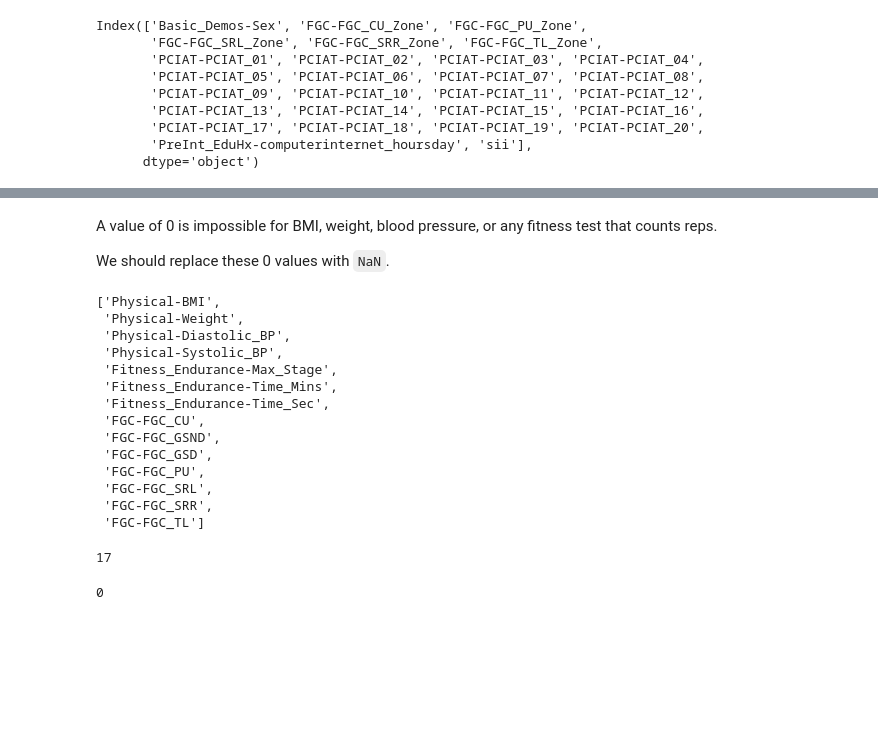
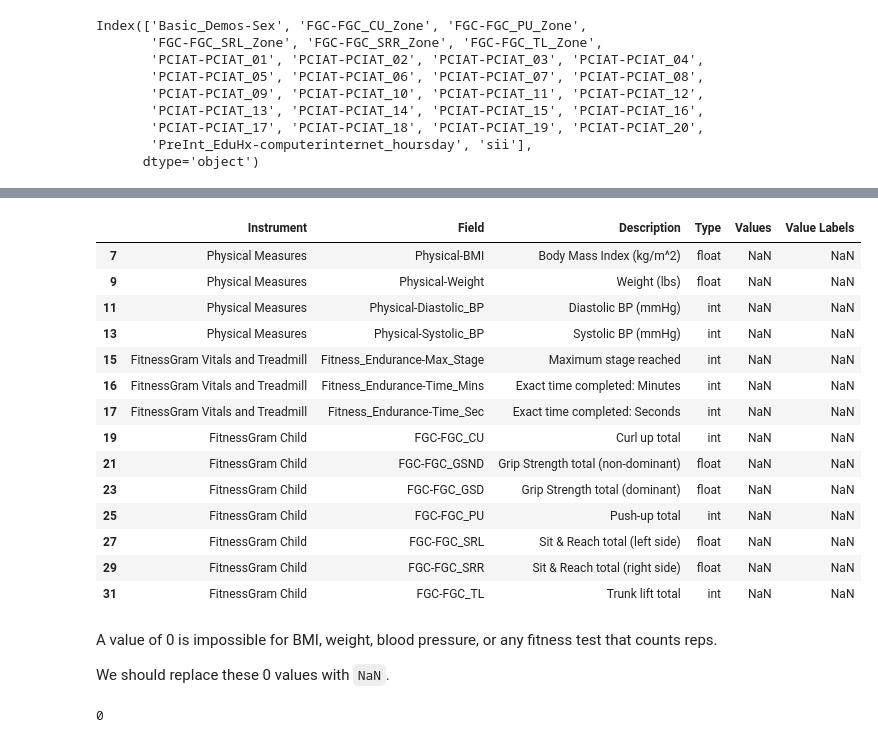
Before and after one commit to k3liang/Problematic-Internet-Use-Predictor, a Jupyter notebook: DataPP.ipynb, the cells around one changed output, grey strips where cells are left out. Saved outputs shown, nothing was run; the diff lists cells and outputs as text; code cells hidden in the pictures; blank space fills up the shorter version.

```diff
--- a/DataPP.ipynb
+++ b/DataPP.ipynb
@@ -222,3 +189,4 @@ These columns have a minimum of 0. Is this possible?
 # %%
-df_desc[df_desc['Field'].isin(df.describe().loc['min'][df.describe().loc['min'] == 0].index)]
+replaceZeros = numericals.intersection(df.describe().loc['min'][df.describe().loc['min'] == 0].index).drop('PCIAT-PCIAT_Total')
+replaceZeros
 # %% [output]
@@ -242,3 +199,21 @@ df_desc[df_desc['Field'].isin(df.describe().loc['min'][df.describe().loc['min']
+# %%
+df_desc[df_desc['Field'].isin(replaceZeros)]
+# %% [output]
+|  | Instrument | Field | Description | Type | Values | Value Labels |
+| 7 | Physical Measures | Physical-BMI | Body Mass Index (kg/m^2) | float | NaN | NaN |
+| 9 | Physical Measures | Physical-Weight | Weight (lbs) | float | NaN | NaN |
+| 11 | Physical Measures | Physical-Diastolic_BP | Diastolic BP (mmHg) | int | NaN | NaN |
+| 13 | Physical Measures | Physical-Systolic_BP | Systolic BP (mmHg) | int | NaN | NaN |
+| 15 | FitnessGram Vitals and Treadmill | Fitness_Endurance-Max_Stage | Maximum stage reached | int | NaN | NaN |
+| 16 | FitnessGram Vitals and Treadmill | Fitness_Endurance-Time_Mins | Exact time completed: Minutes | int | NaN | NaN |
+| 17 | FitnessGram Vitals and Treadmill | Fitness_Endurance-Time_Sec | Exact time completed: Seconds | int | NaN | NaN |
+| 19 | FitnessGram Child | FGC-FGC_CU | Curl up total | int | NaN | NaN |
+| 21 | FitnessGram Child | FGC-FGC_GSND | Grip Strength total (non-dominant) | float | NaN | NaN |
+| 23 | FitnessGram Child | FGC-FGC_GSD | Grip Strength total (dominant) | float | NaN | NaN |
+| 25 | FitnessGram Child | FGC-FGC_PU | Push-up total | int | NaN | NaN |
+| 27 | FitnessGram Child | FGC-FGC_SRL | Sit & Reach total (left side) | float | NaN | NaN |
+| 29 | FitnessGram Child | FGC-FGC_SRR | Sit & Reach total (right side) | float | NaN | NaN |
+| 31 | FitnessGram Child | FGC-FGC_TL | Trunk lift total | int | NaN | NaN |
 # %% [markdown]
 A value of 0 is impossible for BMI, weight, blood pressure, or any fitness test that counts reps.
 
@@ -249,24 +221,3 @@ replaceZeros.reverse()
-# %%
-replaceZeros
-# %% [output]
-['Physical-BMI',
- 'Physical-Weight',
- 'Physical-Diastolic_BP',
- 'Physical-Systolic_BP',
- 'Fitness_Endurance-Max_Stage',
- 'Fitness_Endurance-Time_Mins',
- 'Fitness_Endurance-Time_Sec',
- 'FGC-FGC_CU',
- 'FGC-FGC_GSND',
- 'FGC-FGC_GSD',
- 'FGC-FGC_PU',
- 'FGC-FGC_SRL',
- 'FGC-FGC_SRR',
- 'FGC-FGC_TL']
-# %%
-df[df['PCIAT-PCIAT_Total'] == 0]['Basic_Demos-Age'].max()
-# %% [output]
-17
 # %%
 df[replaceNegatives] = df[replaceNegatives].mask(df[replaceNegatives] <= 0)
 # %%
```
Also changed, not shown: parts of 87 cells of this notebook.
